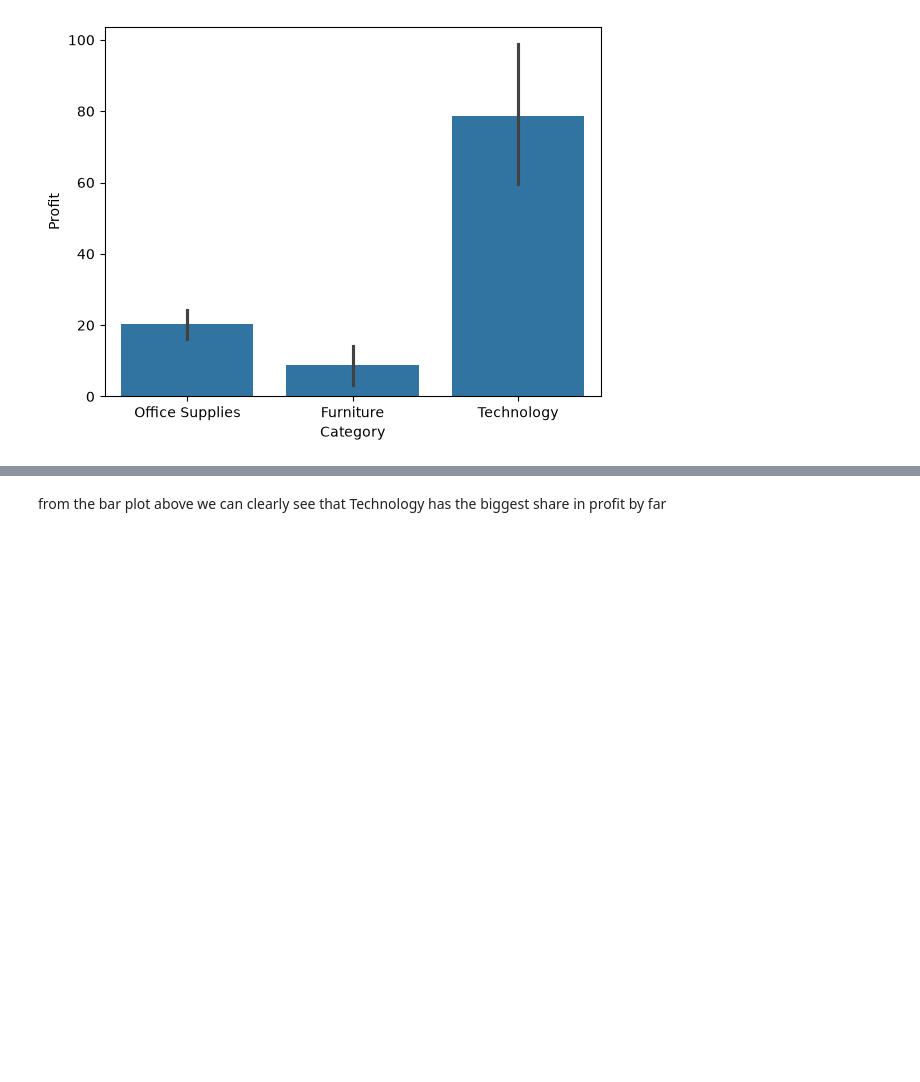
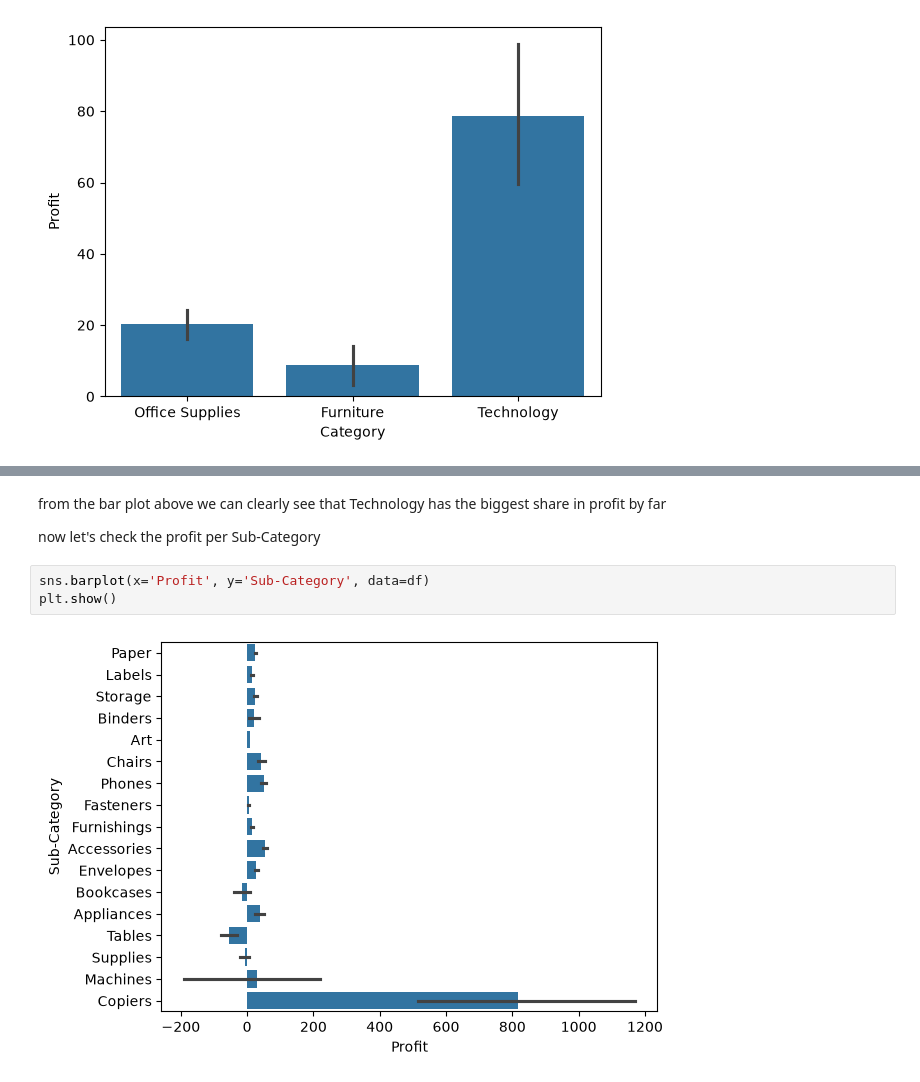
Before and after one commit to boredCreature/super-store-end-to-end-analysis, a Jupyter notebook: store_dataset.ipynb, the cells around one changed output, grey strips where cells are left out. Cells and saved outputs as stored; diff of their text form; blank space fills up the shorter version.

```diff
--- a/store_dataset.ipynb
+++ b/store_dataset.ipynb
@@ -315,2 +324,9 @@ plt.show()
 # %% [markdown]
 from the bar plot above we can clearly see that Technology has the biggest share in profit by far
+
+now let's check the profit per Sub-Category
+# %%
+sns.barplot(x='Profit', y='Sub-Category', data=df)
+plt.show()
+# %% [output]
+[figure, added]
```
Also changed, not shown: parts of 7 cells of this notebook.
